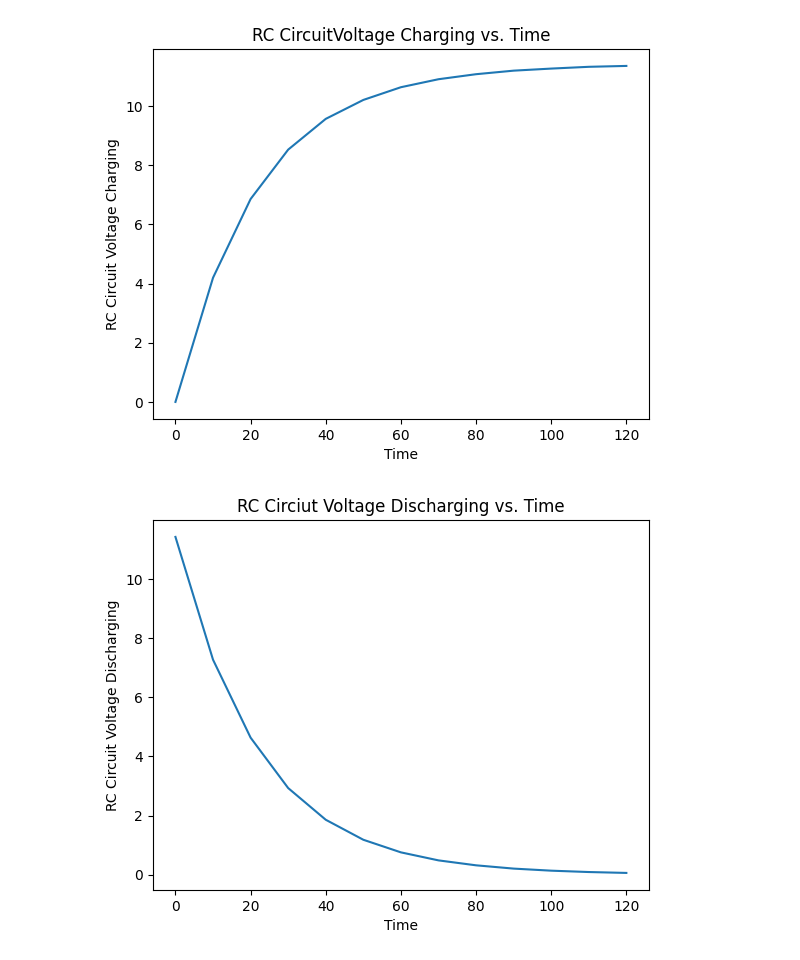
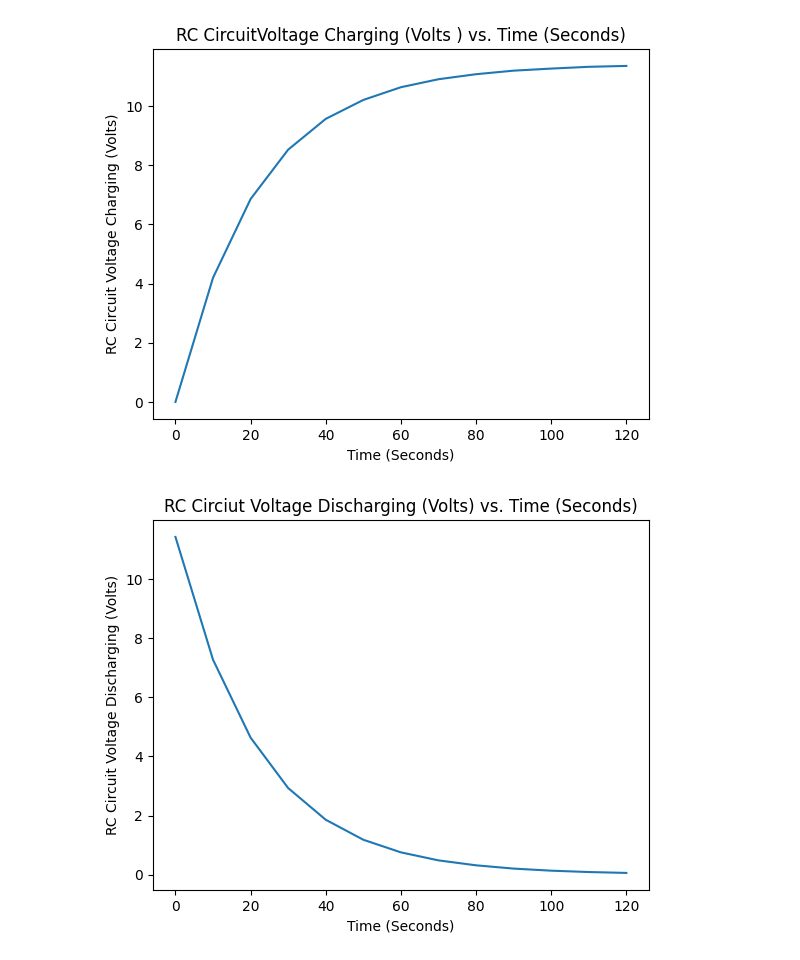
Before and after one commit to ethanandersch/physics2lab, a Jupyter notebook: Slow_RC_Circuit_Lab.ipynb, the cells around one changed output. Saved outputs shown, nothing was run; the diff lists cells and outputs as text; code cells hidden in the pictures.

```diff
--- a/Slow_RC_Circuit_Lab.ipynb
+++ b/Slow_RC_Circuit_Lab.ipynb
@@ -3,22 +3,22 @@
 # %%
 # prompt: mport numpy as np
 # import matplotlib.pyplot as plt
 # V = np.array([ ]) # fill in these data arrays
 # t = np.array([ ])
 # plt.plot(t,V)
 
 import numpy as np
 import matplotlib.pyplot as plt
 
 V = np.array([ 0, 4.198, 6.86, 8.53, 9.57, 10.21, 10.64, 10.91, 11.08, 11.2, 11.27, 11.33, 11.36]) # fill in these data arrays
 t = np.array([0, 10, 20, 30, 40, 50, 60, 70, 80, 90, 100, 110, 120])
 plt.plot(t,V)
-plt.xlabel("Time")
-plt.ylabel("RC Circuit Voltage Charging")
-plt.title("RC CircuitVoltage Charging vs. Time")
+plt.xlabel("Time (Seconds)")
+plt.ylabel("RC Circuit Voltage Charging (Volts)")
+plt.title("RC CircuitVoltage Charging (Volts ) vs. Time (Seconds)")
 plt.show()
 # %% [output]
-[figure, old version]
+[figure, new version]
 # %%
 # prompt: mport numpy as np
 # import matplotlib.pyplot as plt
@@ -31,9 +31,9 @@ import numpy as np
 V = np.array([11.42, 7.27, 4.635, 2.931, 1.860, 1.184, 0.758, 0.487, 0.320, 0.209, 0.139, 0.093, 0.063]) # fill in these data arrays
 t = np.array([0, 10, 20, 30, 40, 50, 60, 70, 80, 90, 100, 110, 120])
 plt.plot(t,V)
-plt.xlabel("Time")
-plt.ylabel("RC Circuit Voltage Discharging")
-plt.title("RC Circiut Voltage Discharging vs. Time")
+plt.xlabel("Time (Seconds)")
+plt.ylabel("RC Circuit Voltage Discharging (Volts)")
+plt.title("RC Circiut Voltage Discharging (Volts) vs. Time (Seconds)")
 plt.show()
 # %% [output]
-[figure, old version]
+[figure, new version]
```
